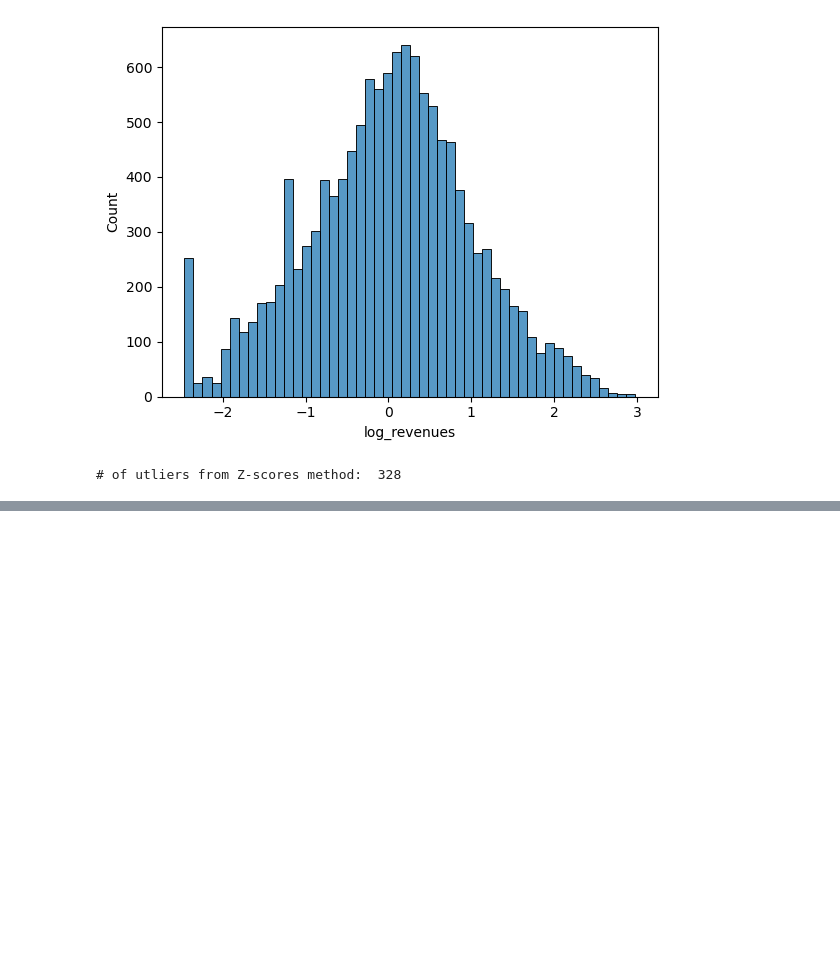
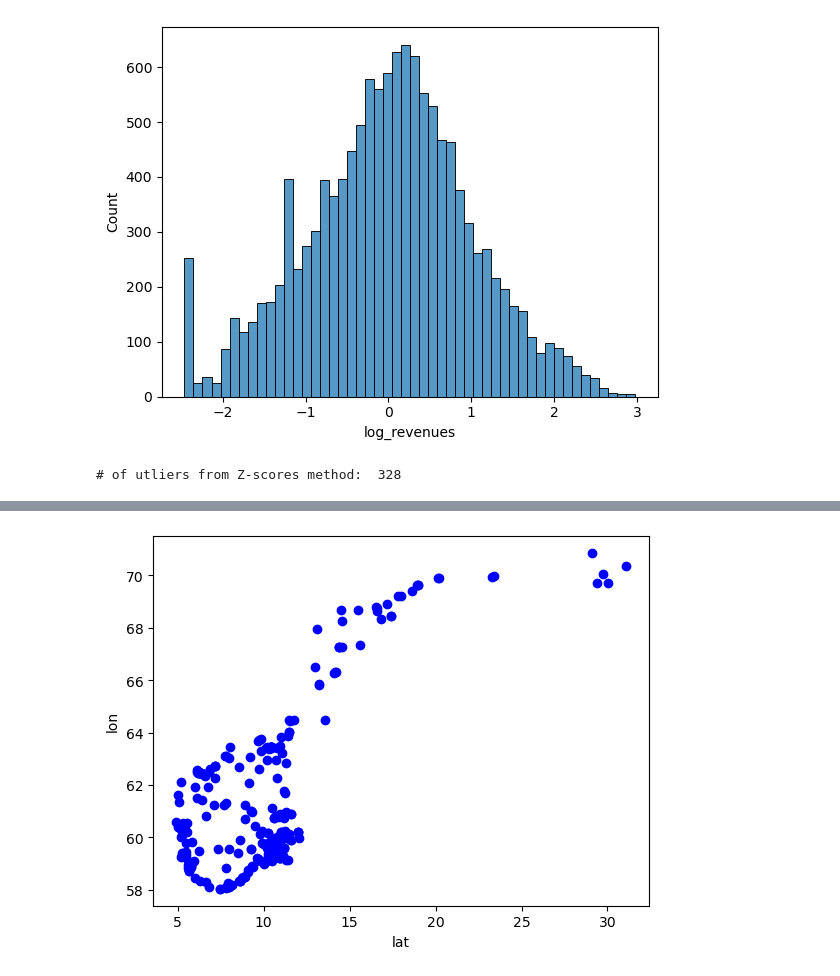
Before and after one commit to halvorlinder/TDT4173-Machine-Learning, a Jupyter notebook: outliers.ipynb, the cells around one changed output, grey strips where cells are left out. Saved outputs shown, nothing was run; the diff lists cells and outputs as text; code cells hidden in the pictures; blank space fills up the shorter version.

```diff
--- a/outliers.ipynb
+++ b/outliers.ipynb
@@ -99,0 +126,7 @@ print(count)
+# %%
+plt.plot(least_revenue["lon"], least_revenue["lat"], "bo")
+plt.ylabel("lon")
+plt.xlabel("lat")
+plt.show();
+# %% [output]
+[figure, added]
```
Also changed, not shown: parts of 15 cells of this notebook.
